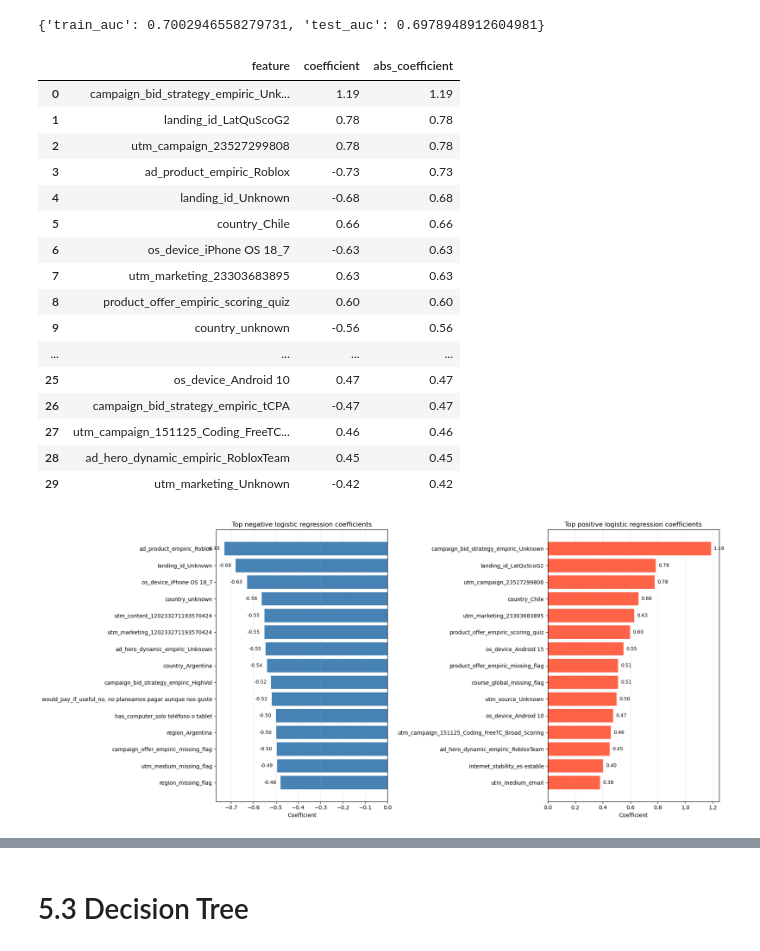
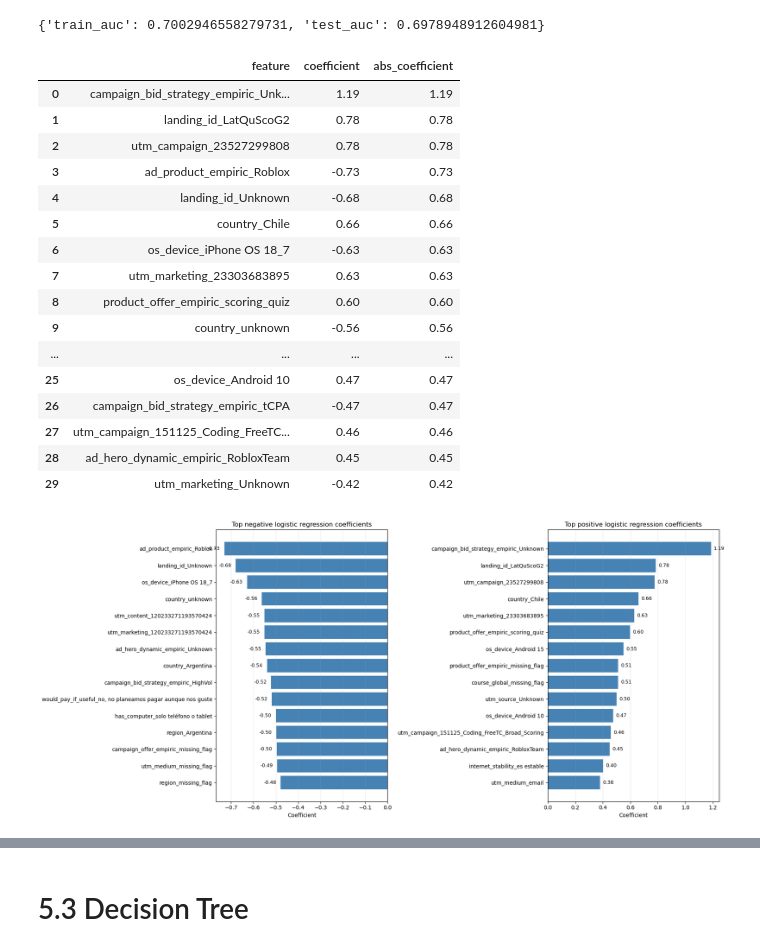
Before and after one commit to AlinaYakubova/Thesis_DTM_Trial_Class_Prediction, a Jupyter notebook: Main_script_diploma.ipynb, the cells around one changed output, grey strips where cells are left out. Saved outputs shown, nothing was run; the diff lists cells and outputs as text; code cells hidden in the pictures.

```diff
--- a/Main_script_diploma.ipynb
+++ b/Main_script_diploma.ipynb
@@ -218,7 +218,8 @@ plt.figure(figsize=(6, 4))
 
 ax = sns.barplot(
     x=target_counts.index.astype(str),
-    y=target_counts.values
+    y=target_counts.values,
+    color="steelblue",
 )
 
 max_count = target_counts.max()
@@ -1340,7 +1341,7 @@ axes[0].invert_yaxis()
 axes[1].barh(
     top_positive_coefficients["feature"],
     top_positive_coefficients["coefficient"],
-    color="tomato",
+    color="steelblue",
 )
 axes[1].set_title("Top positive logistic regression coefficients")
 axes[1].set_xlabel("Coefficient")
@@ -1356,34 +1357,34 @@ for ax in axes:
         ha = "left" if width >= 0 else "right"
         ax.text(
             width + x_offset,
             patch.get_y() + patch.get_height() / 2,
             f"{width:.2f}",
             va="center",
             ha=ha,
             fontsize=9,
         )
 
 plt.tight_layout()
 plt.show()
 # %% [output]
 |  | feature | coefficient | abs_coefficient |
 | 0 | campaign_bid_strategy_empiric_Unk... | 1.19 | 1.19 |
 | 1 | landing_id_LatQuScoG2 | 0.78 | 0.78 |
 | 2 | utm_campaign_23527299808 | 0.78 | 0.78 |
 | 3 | ad_product_empiric_Roblox | -0.73 | 0.73 |
 | 4 | landing_id_Unknown | -0.68 | 0.68 |
 | 5 | country_Chile | 0.66 | 0.66 |
 | 6 | os_device_iPhone OS 18_7 | -0.63 | 0.63 |
 | 7 | utm_marketing_23303683895 | 0.63 | 0.63 |
 | 8 | product_offer_empiric_scoring_quiz | 0.60 | 0.60 |
 | 9 | country_unknown | -0.56 | 0.56 |
 | ... | ... | ... | ... |
 | 25 | os_device_Android 10 | 0.47 | 0.47 |
 | 26 | campaign_bid_strategy_empiric_tCPA | -0.47 | 0.47 |
 | 27 | utm_campaign_151125_Coding_FreeTC... | 0.46 | 0.46 |
 | 28 | ad_hero_dynamic_empiric_RobloxTeam | 0.45 | 0.45 |
 | 29 | utm_marketing_Unknown | -0.42 | 0.42 |
-[figure, old version]
+[figure, new version]
 # %%
 metrics_df.round(2)
 # %% [output]
```
Also changed, not shown: parts of 17 cells of this notebook.
